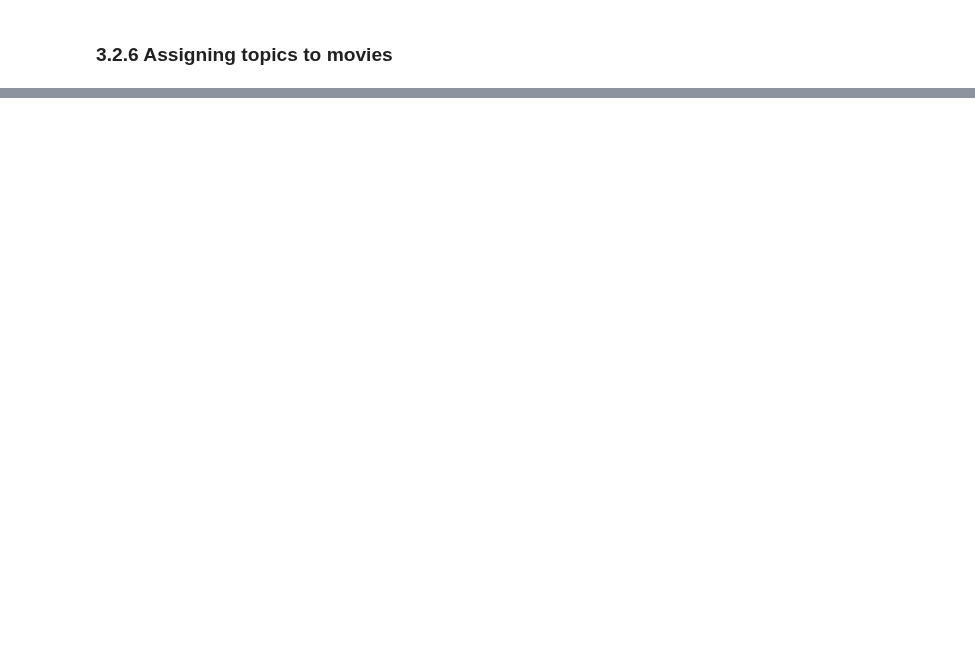
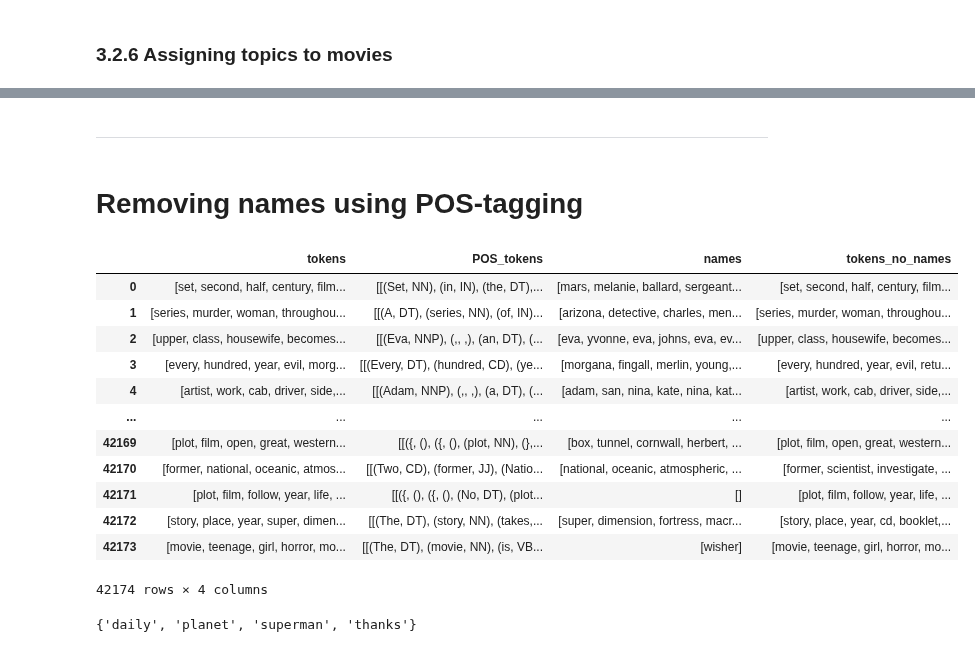
Before and after one commit to salome-baup/ada-2022-project-adaccord, a Jupyter notebook: Milestone2.ipynb, the cells around one changed output, grey strips where cells are left out. Saved outputs shown, nothing was run; the diff lists cells and outputs as text; code cells hidden in the pictures; blank space fills up the shorter version.

Commit message:
POS-tagging names removal

```diff
--- a/Milestone2.ipynb
+++ b/Milestone2.ipynb
@@ -1500,3 +1138,42 @@ movies[["Plot", "BERT"]].head()
 # %%
 os.makedirs('data', exist_ok=True)
 movies.to_pickle('data/movies_aug_bert.pkl')
+# %% [markdown]
+---
+# %% [markdown]
+# Removing names using POS-tagging
+# %%
+movies = pd.read_pickle('data/movies_aug_bert.pkl')
+# %%
+def find_names(pos_tags):
+    names = []
+    for sentence in pos_tags:
+        names.extend([word.lower() for (word, pos) in sentence if pos =='NNP'])
+
+    return names
+
+movies["names"] = movies.POS_tokens.progress_apply(find_names)
+movies["tokens_no_names"] = [list(filter(lambda x : x not in names, tokens)) for names, tokens in zip(movies.names, movies.tokens)]
+
+
+movies[["tokens", "POS_tokens", "names", "tokens_no_names"]]
+# %% [output]
+|  | tokens | POS_tokens | names | tokens_no_names |
+| 0 | [set, second, half, century, film... | [[(Set, NN), (in, IN), (the, DT),... | [mars, melanie, ballard, sergeant... | [set, second, half, century, film... |
+| 1 | [series, murder, woman, throughou... | [[(A, DT), (series, NN), (of, IN)... | [arizona, detective, charles, men... | [series, murder, woman, throughou... |
+| 2 | [upper, class, housewife, becomes... | [[(Eva, NNP), (,, ,), (an, DT), (... | [eva, yvonne, eva, johns, eva, ev... | [upper, class, housewife, becomes... |
+| 3 | [every, hundred, year, evil, morg... | [[(Every, DT), (hundred, CD), (ye... | [morgana, fingall, merlin, young,... | [every, hundred, year, evil, retu... |
+| 4 | [artist, work, cab, driver, side,... | [[(Adam, NNP), (,, ,), (a, DT), (... | [adam, san, nina, kate, nina, kat... | [artist, work, cab, driver, side,... |
+| ... | ... | ... | ... | ... |
+| 42169 | [plot, film, open, great, western... | [[({, (), ({, (), (plot, NN), (},... | [box, tunnel, cornwall, herbert, ... | [plot, film, open, great, western... |
+| 42170 | [former, national, oceanic, atmos... | [[(Two, CD), (former, JJ), (Natio... | [national, oceanic, atmospheric, ... | [former, scientist, investigate, ... |
+| 42171 | [plot, film, follow, year, life, ... | [[({, (), ({, (), (No, DT), (plot... | [] | [plot, film, follow, year, life, ... |
+| 42172 | [story, place, year, super, dimen... | [[(The, DT), (story, NN), (takes,... | [super, dimension, fortress, macr... | [story, place, year, cd, booklet,... |
+| 42173 | [movie, teenage, girl, horror, mo... | [[(The, DT), (movie, NN), (is, VB... | [wisher] | [movie, teenage, girl, horror, mo... |
+42174 rows × 4 columns
+# %%
+# You can use this to check the differences (filtering done) for each row :
+row = 7
+set(movies.tokens[row])-set(movies.tokens_no_names[row])
+# %% [output]
+{'daily', 'planet', 'superman', 'thanks'}
```
Also changed, not shown: parts of 73 cells of this notebook, 1 other file.
